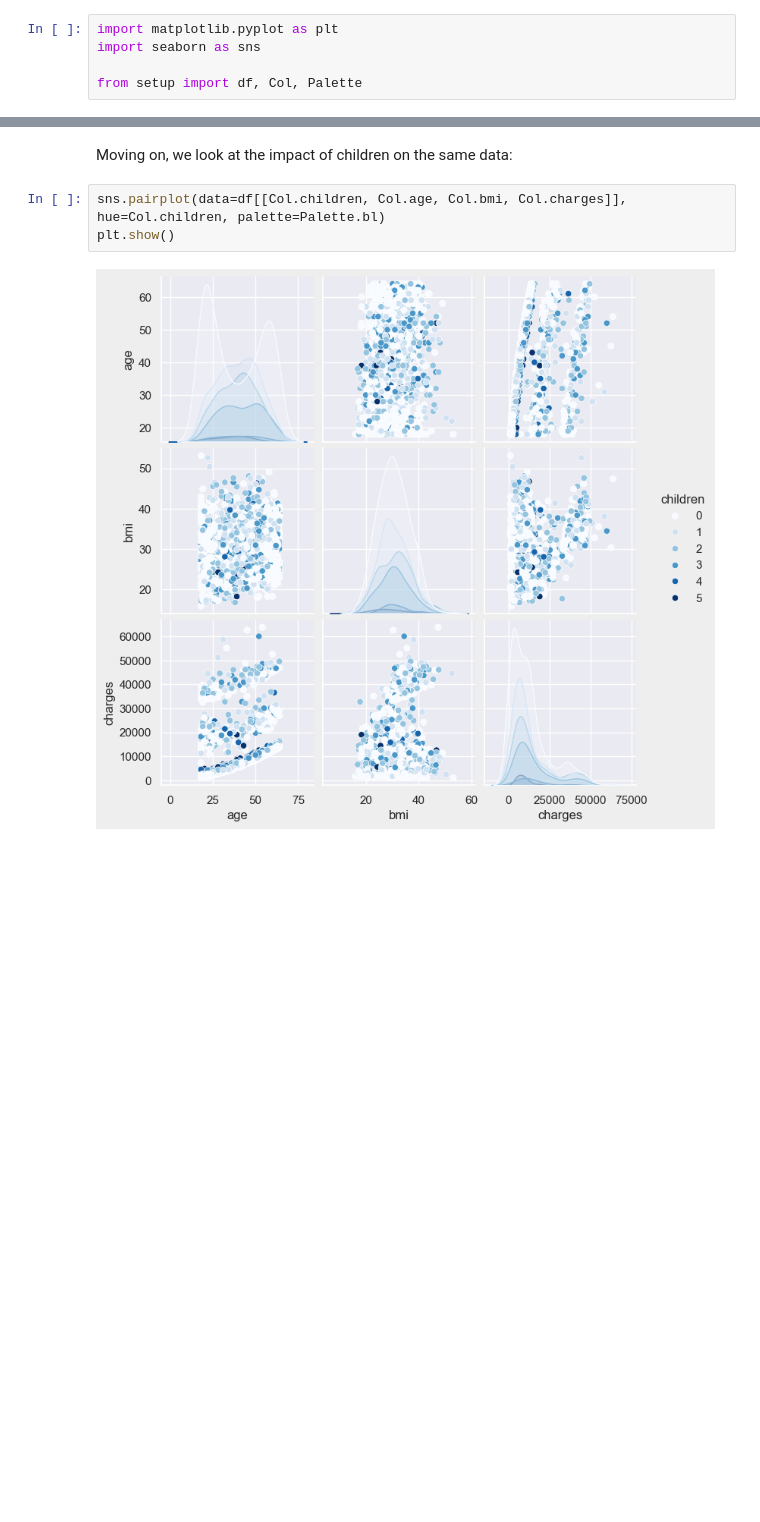
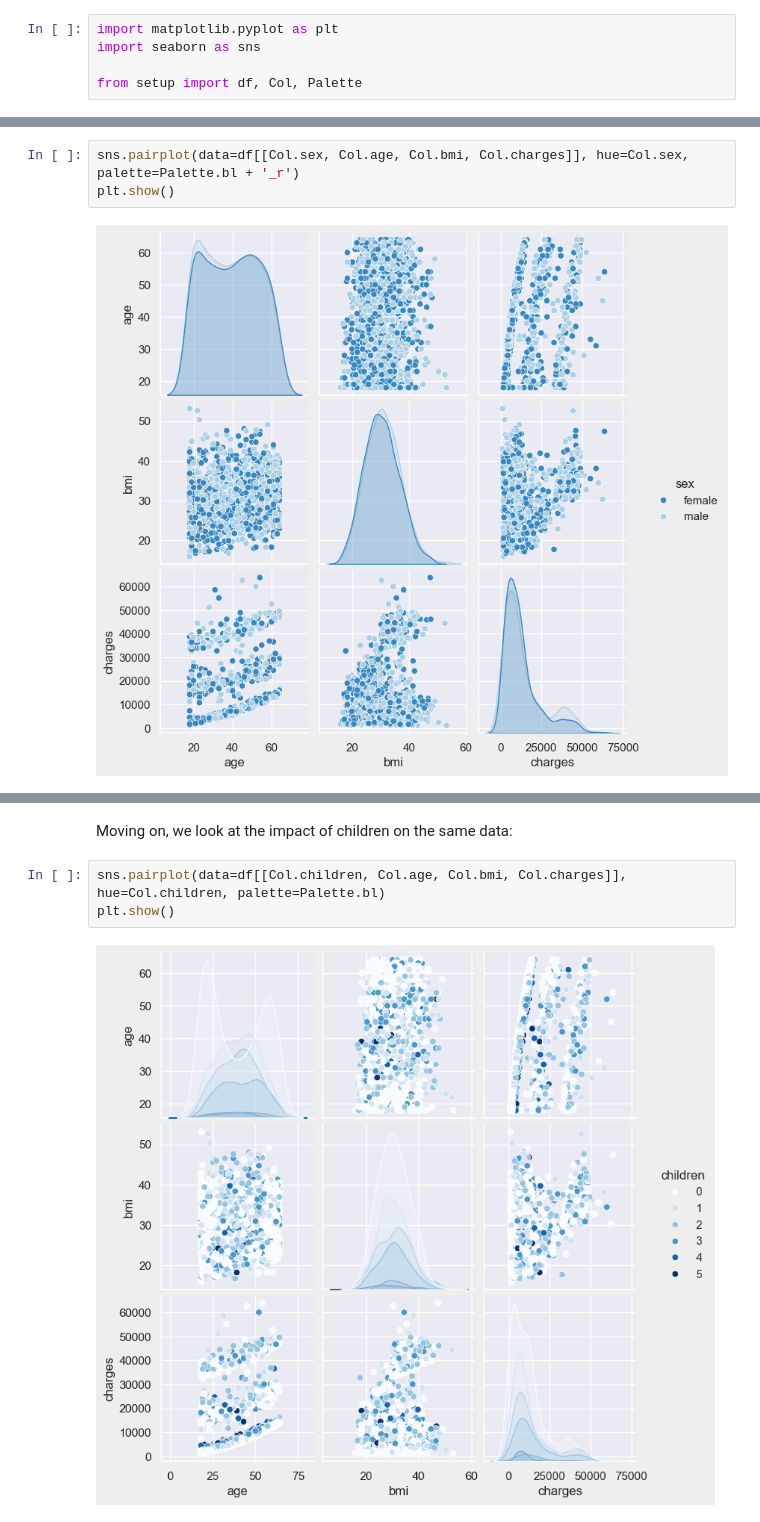
Before and after one commit to WildCodeWolf/Insurance_EDA, a Jupyter notebook: 03-superficial-insight.ipynb, the cells around one changed output, grey strips where cells are left out. Saved outputs shown, nothing was run; the diff lists cells and outputs as text; blank space fills up the shorter version.

```diff
--- a/analysis.ipynb
+++ b/03-superficial-insight.ipynb
@@ -45,0 +51,5 @@ memory usage: 64.2+ KB
+# %%
+sns.pairplot(data=df[[Col.sex, Col.age, Col.bmi, Col.charges]], hue=Col.sex, palette=Palette.bl + '_r')
+plt.show()
+# %% [output]
+[figure, added]
```
Also changed, not shown: parts of 46 cells of this notebook, 13 other files.
